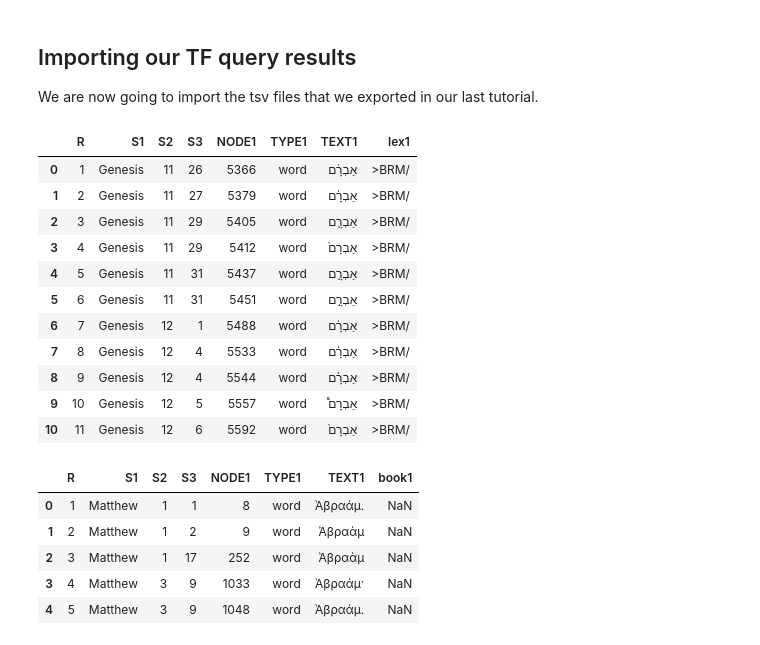
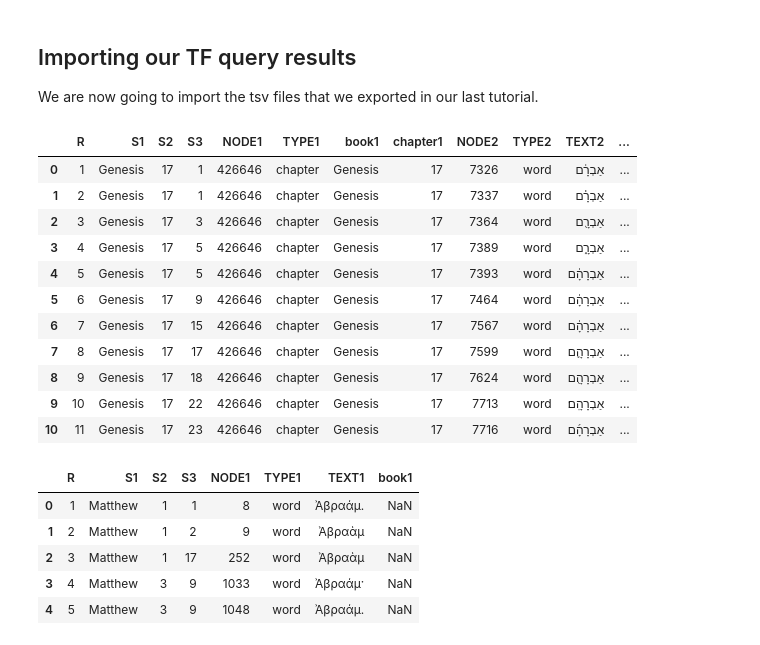
Before and after one commit to oliverglanz/Text-Fabric, a Jupyter notebook: Research-Workshop-Series/0200_PhD-Workshop_TF_003_data-mining_data-visualization.ipynb, the cells around one changed output. Saved outputs shown, nothing was run; the diff lists cells and outputs as text; code cells hidden in the pictures.

```diff
--- a/Research-Workshop-Series/0200_PhD-Workshop_TF_003_data-mining_data-visualization.ipynb
+++ b/Research-Workshop-Series/0200_PhD-Workshop_TF_003_data-mining_data-visualization.ipynb
@@ -22,22 +22,22 @@ We are now going to import the tsv files that we exported in our last tutorial.
 # %%
 #BHSAbrahamSearch=pd.read_csv('D:/OneDrive - Andrews University/1200_AUS-research/Fabric-TEXT/BHSAbrahamSearch.tsv',delimiter='\t',encoding='utf-16')
 
-BHSAbrahamSearch=pd.read_csv('/Users/oliverglanz/Library/CloudStorage/OneDrive-AndrewsUniversity/1200_AUS-research/Fabric-TEXT/course_PhD-workshop/data-export/BHSAbrahamSearch.tsv',delimiter='\t',encoding='utf-16')
+BHSAbrahamSearch=pd.read_csv('/Users/oliverglanz/Library/CloudStorage/OneDrive-AndrewsUniversity/1200_AUS-research/Fabric-TEXT/course_TF-workshop/data-export/BHSAbrahamSearch.tsv',delimiter='\t',encoding='utf-16')
 pd.set_option('display.max_columns', 50)
 BHSAbrahamSearch.head(11)
 # %% [output]
-|  | R | S1 | S2 | S3 | NODE1 | TYPE1 | TEXT1 | lex1 |
-| 0 | 1 | Genesis | 11 | 26 | 5366 | word | אַבְרָ֔ם | >BRM/ |
-| 1 | 2 | Genesis | 11 | 27 | 5379 | word | אַבְרָ֔ם | >BRM/ |
-| 2 | 3 | Genesis | 11 | 29 | 5405 | word | אַבְרָ֧ם | >BRM/ |
-| 3 | 4 | Genesis | 11 | 29 | 5412 | word | אַבְרָם֙ | >BRM/ |
-| 4 | 5 | Genesis | 11 | 31 | 5437 | word | אַבְרָ֣ם | >BRM/ |
-| 5 | 6 | Genesis | 11 | 31 | 5451 | word | אַבְרָ֣ם | >BRM/ |
-| 6 | 7 | Genesis | 12 | 1 | 5488 | word | אַבְרָ֔ם | >BRM/ |
-| 7 | 8 | Genesis | 12 | 4 | 5533 | word | אַבְרָ֗ם | >BRM/ |
-| 8 | 9 | Genesis | 12 | 4 | 5544 | word | אַבְרָ֗ם | >BRM/ |
-| 9 | 10 | Genesis | 12 | 5 | 5557 | word | אַבְרָם֩ | >BRM/ |
-| 10 | 11 | Genesis | 12 | 6 | 5592 | word | אַבְרָם֙ | >BRM/ |
+|  | R | S1 | S2 | S3 | NODE1 | TYPE1 | book1 | chapter1 | NODE2 | TYPE2 | TEXT2 | ... |
+| 0 | 1 | Genesis | 17 | 1 | 426646 | chapter | Genesis | 17 | 7326 | word | אַבְרָ֔ם | ... |
+| 1 | 2 | Genesis | 17 | 1 | 426646 | chapter | Genesis | 17 | 7337 | word | אַבְרָ֗ם | ... |
+| 2 | 3 | Genesis | 17 | 3 | 426646 | chapter | Genesis | 17 | 7364 | word | אַבְרָ֖ם | ... |
+| 3 | 4 | Genesis | 17 | 5 | 426646 | chapter | Genesis | 17 | 7389 | word | אַבְרָ֑ם | ... |
+| 4 | 5 | Genesis | 17 | 5 | 426646 | chapter | Genesis | 17 | 7393 | word | אַבְרָהָ֔ם | ... |
+| 5 | 6 | Genesis | 17 | 9 | 426646 | chapter | Genesis | 17 | 7464 | word | אַבְרָהָ֔ם | ... |
+| 6 | 7 | Genesis | 17 | 15 | 426646 | chapter | Genesis | 17 | 7567 | word | אַבְרָהָ֔ם | ... |
+| 7 | 8 | Genesis | 17 | 17 | 426646 | chapter | Genesis | 17 | 7599 | word | אַבְרָהָ֛ם | ... |
+| 8 | 9 | Genesis | 17 | 18 | 426646 | chapter | Genesis | 17 | 7624 | word | אַבְרָהָ֖ם | ... |
+| 9 | 10 | Genesis | 17 | 22 | 426646 | chapter | Genesis | 17 | 7713 | word | אַבְרָהָֽם׃ | ... |
+| 10 | 11 | Genesis | 17 | 23 | 426646 | chapter | Genesis | 17 | 7716 | word | אַבְרָהָ֜ם | ... |
 # %%
 #NTAbrahamSearchLex=pd.read_csv('D:/OneDrive - Andrews University/1200_AUS-research/Fabric-TEXT/NTAbrahamSearchLex.tsv',delimiter='\t',encoding='utf-16')
 NTAbrahamSearchLex=pd.read_csv('/Users/oliverglanz/Library/CloudStorage/OneDrive-AndrewsUniversity/1200_AUS-research/Fabric-TEXT/course_PhD-workshop/data-export/NTAbrahamSearch.tsv',delimiter='\t',encoding='utf-16')
```
Also changed, not shown: 4 other files.
